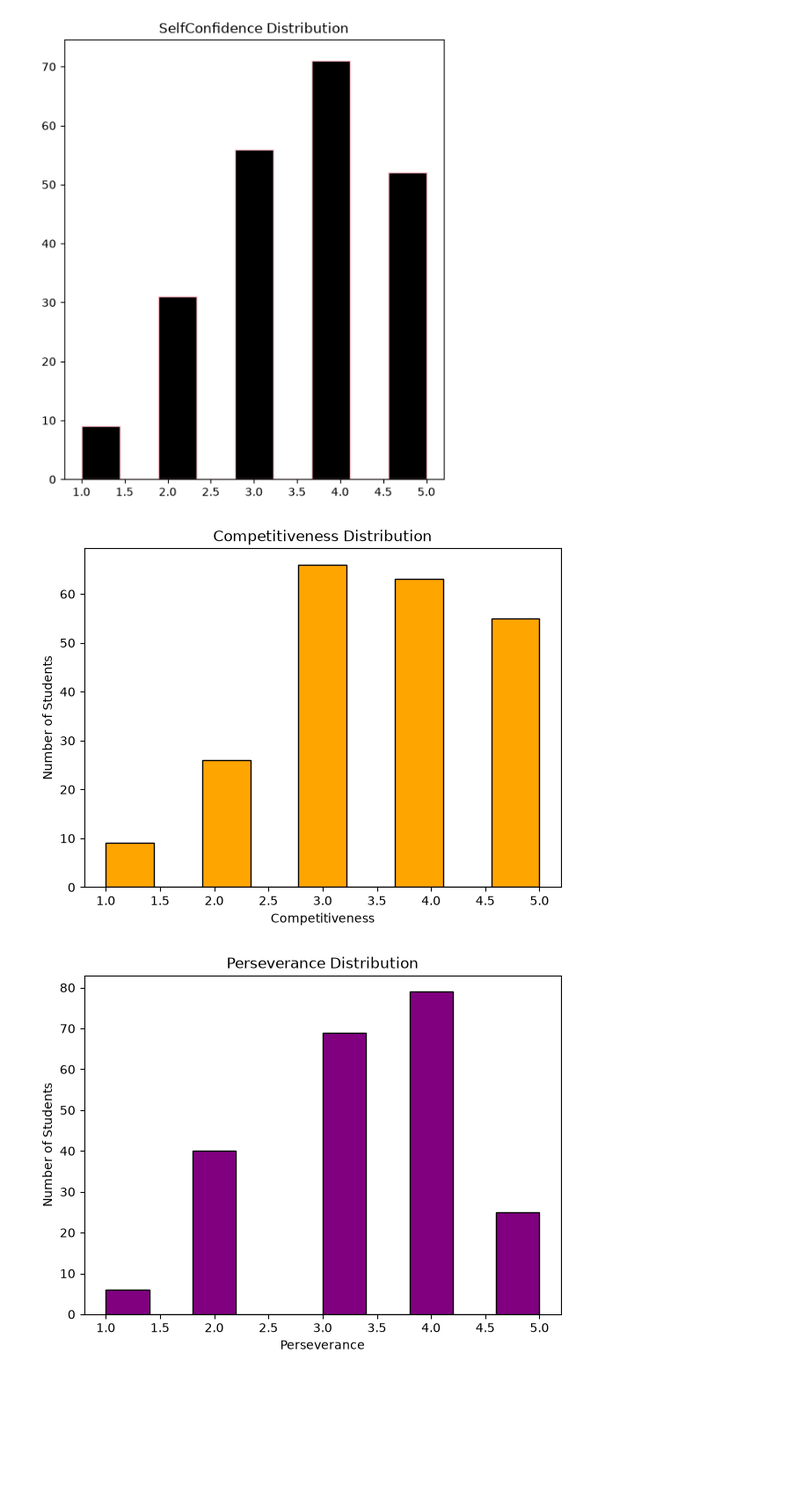
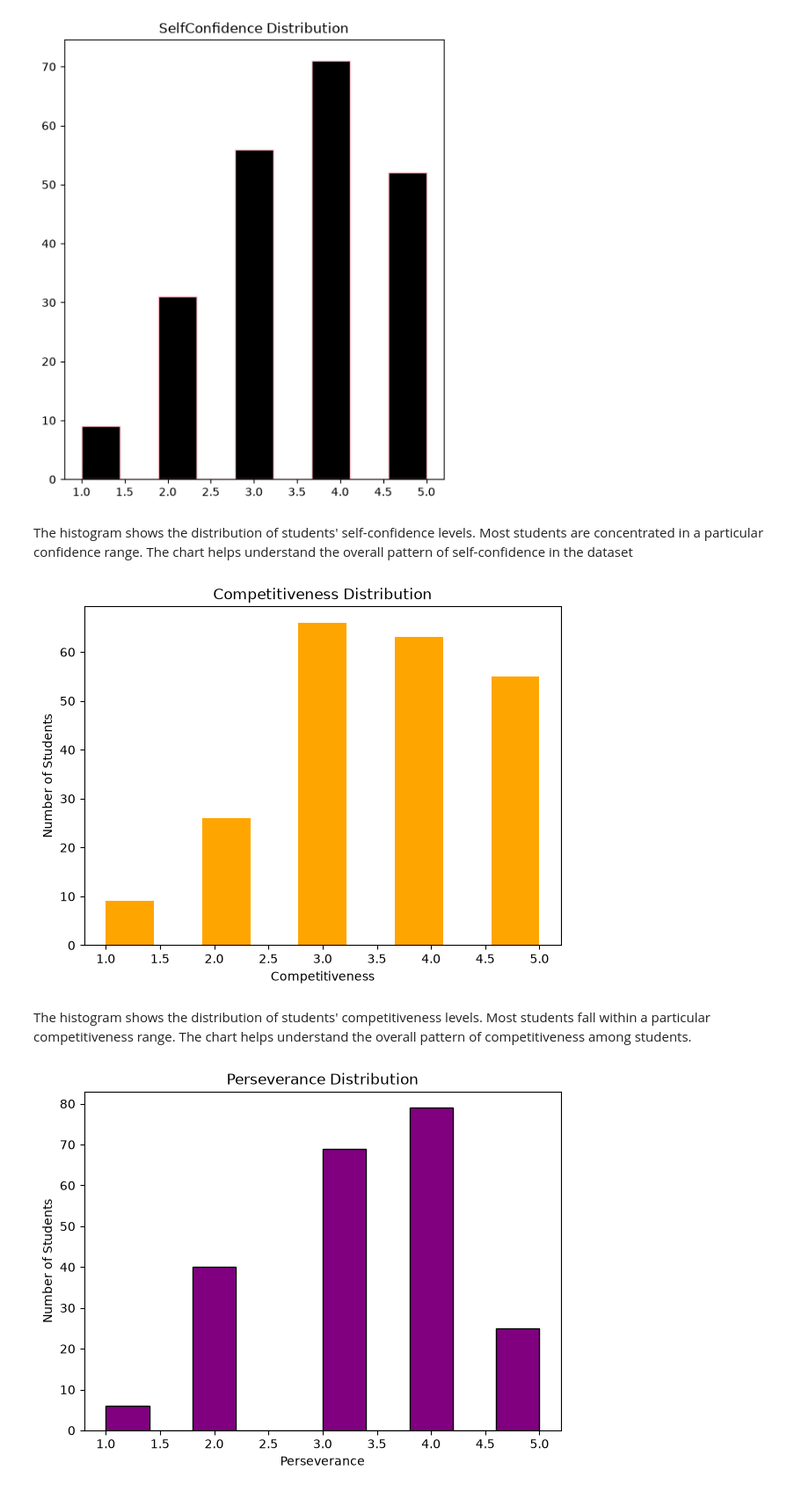
Before and after one commit to Maidasajjad/university-student-data-analysis, a Jupyter notebook: notebooks/student_analysis.ipynb, the cells around one changed output. Shown at 88% size. Drawn from its saved outputs; the diff is of its cells as text; code cells hidden in the pictures; blank space fills up the shorter version.

Commit message:
Update student analysis notebook

```diff
--- a/notebooks/student_analysis.ipynb
+++ b/notebooks/student_analysis.ipynb
@@ -273,23 +310,30 @@ plt.ylabel=("number of students")
 plt.show()
 # %% [output]
 [figure]
+# %% [markdown]
+The histogram shows the distribution of students' self-confidence levels.
+Most students are concentrated in a particular confidence range.
+The chart helps understand the overall pattern of self-confidence in the dataset
 # %%
 plt.figure(figsize=(7,5))
 
 plt.hist(
     df["Competitiveness"],
     bins=9,
-    color="orange",
-    edgecolor="black"
+    color="orange"
 )
 
 plt.title("Competitiveness Distribution")
 plt.xlabel("Competitiveness")
 plt.ylabel("Number of Students")
 
 plt.show()
 # %% [output]
-[figure, old version]
+[figure, new version]
+# %% [markdown]
+The histogram shows the distribution of students' competitiveness levels.
+Most students fall within a particular competitiveness range.
+The chart helps understand the overall pattern of competitiveness among students.
 # %%
 plt.figure(figsize=(7,5))
 
```
Also changed, not shown: parts of 27 cells of this notebook.
